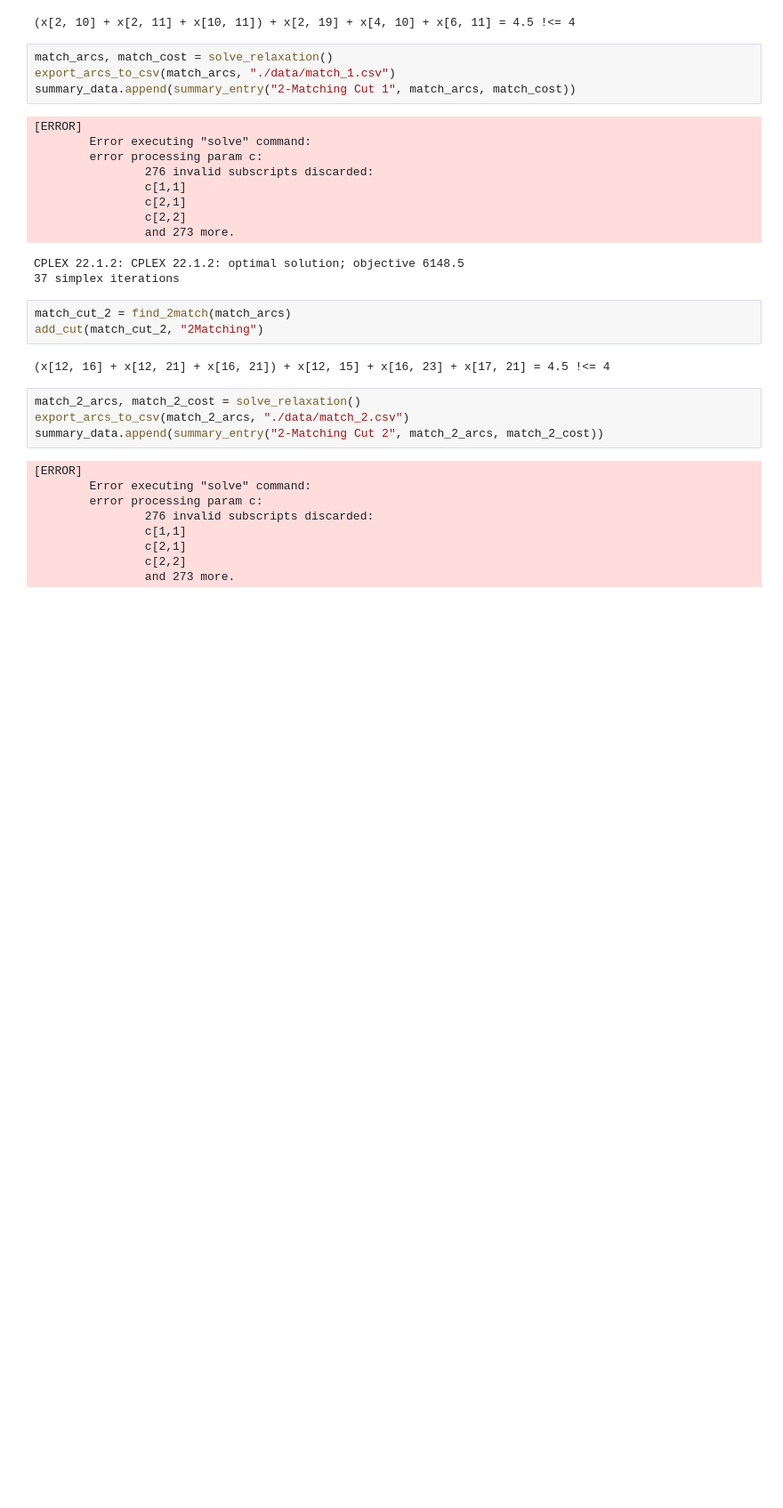
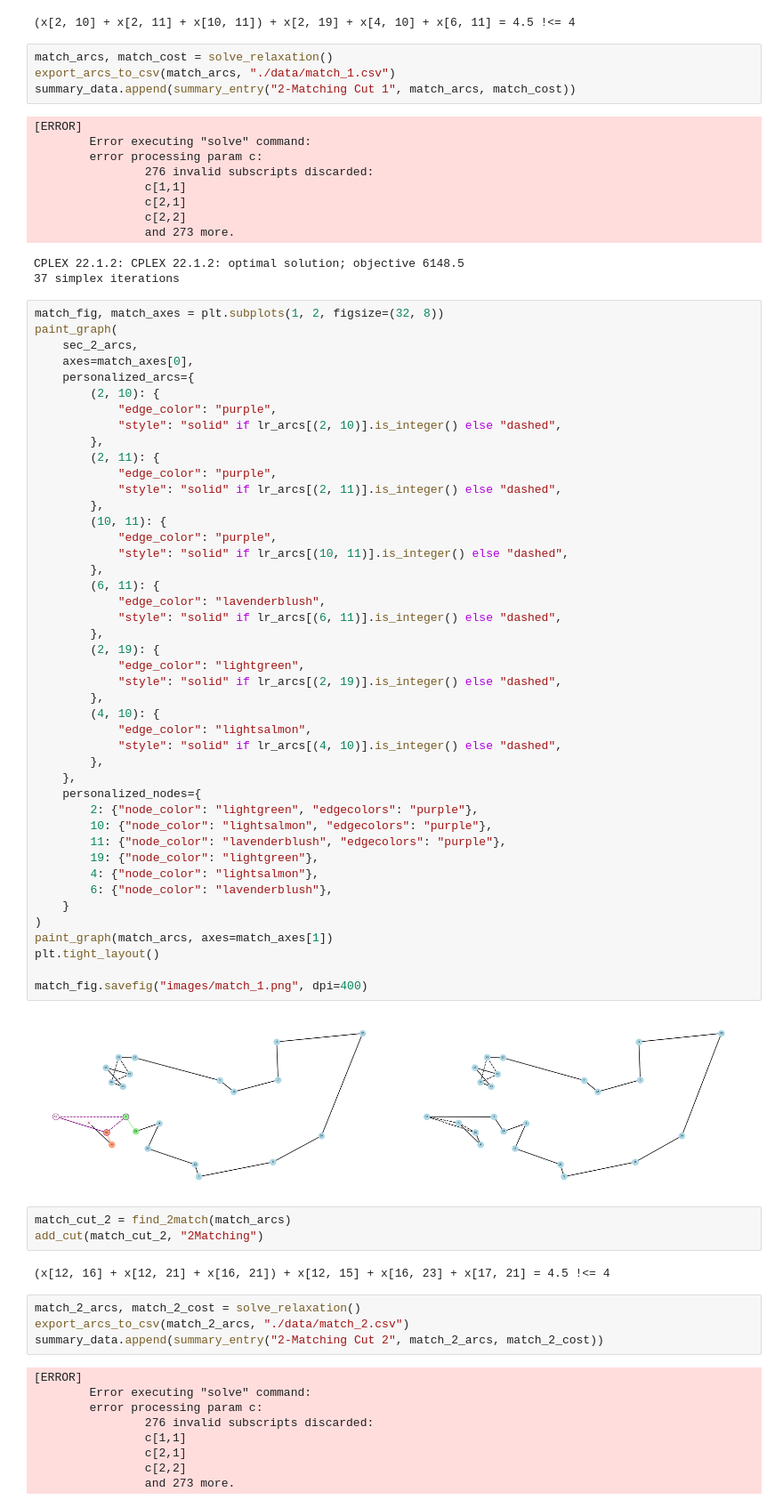
Before and after one commit to Diviloper/MESIO, a Jupyter notebook: mmio/tsp/lower_bounds.ipynb, the cells around one changed output. Shown at 89% size. Saved outputs shown, nothing was run; the diff lists cells and outputs as text; blank space fills up the shorter version.

```diff
--- a/mmio/tsp/lower_bounds.ipynb
+++ b/mmio/tsp/lower_bounds.ipynb
@@ -198,6 +221,52 @@ summary_data.append(summary_entry("2-Matching Cut 1", match_arcs, match_cost))
                 and 273 more.
 CPLEX 22.1.2: CPLEX 22.1.2: optimal solution; objective 6148.5
 37 simplex iterations
+# %%
+match_fig, match_axes = plt.subplots(1, 2, figsize=(32, 8))
+paint_graph(
+    sec_2_arcs,
+    axes=match_axes[0],
+    personalized_arcs={
+        (2, 10): {
+            "edge_color": "purple",
+            "style": "solid" if lr_arcs[(2, 10)].is_integer() else "dashed",
+        },
+        (2, 11): {
+            "edge_color": "purple",
+            "style": "solid" if lr_arcs[(2, 11)].is_integer() else "dashed",
+        },
+        (10, 11): {
+            "edge_color": "purple",
+            "style": "solid" if lr_arcs[(10, 11)].is_integer() else "dashed",
+        },
+        (6, 11): {
+            "edge_color": "lavenderblush",
+            "style": "solid" if lr_arcs[(6, 11)].is_integer() else "dashed",
+        },
+        (2, 19): {
+            "edge_color": "lightgreen",
+            "style": "solid" if lr_arcs[(2, 19)].is_integer() else "dashed",
+        },
+        (4, 10): {
+            "edge_color": "lightsalmon",
+            "style": "solid" if lr_arcs[(4, 10)].is_integer() else "dashed",
+        },
+    },
+    personalized_nodes={
+        2: {"node_color": "lightgreen", "edgecolors": "purple"},
+        10: {"node_color": "lightsalmon", "edgecolors": "purple"},
+        11: {"node_color": "lavenderblush", "edgecolors": "purple"},
+        19: {"node_color": "lightgreen"},
+        4: {"node_color": "lightsalmon"},
+        6: {"node_color": "lavenderblush"},
+    }
+)
+paint_graph(match_arcs, axes=match_axes[1])
+plt.tight_layout()
+
+match_fig.savefig("images/match_1.png", dpi=400)
+# %% [output]
+[figure, added]
 # %%
 match_cut_2 = find_2match(match_arcs)
 add_cut(match_cut_2, "2Matching")
```
Also changed, not shown: parts of 14 cells of this notebook, 11 other files.
